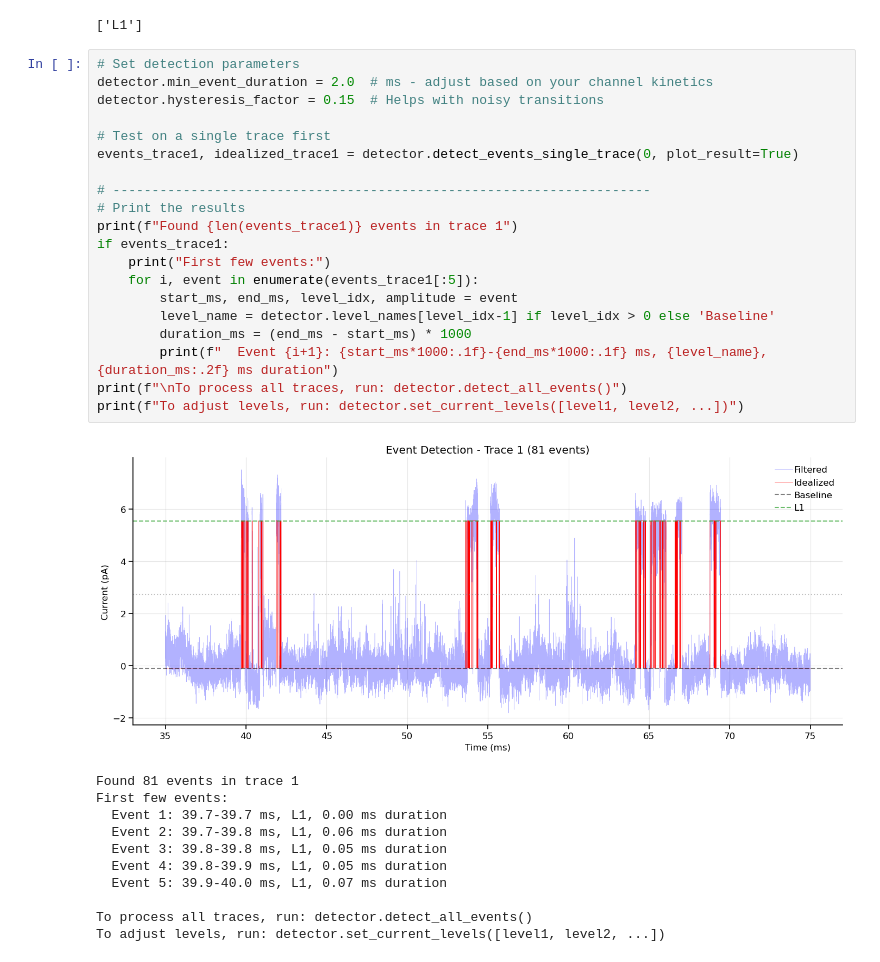
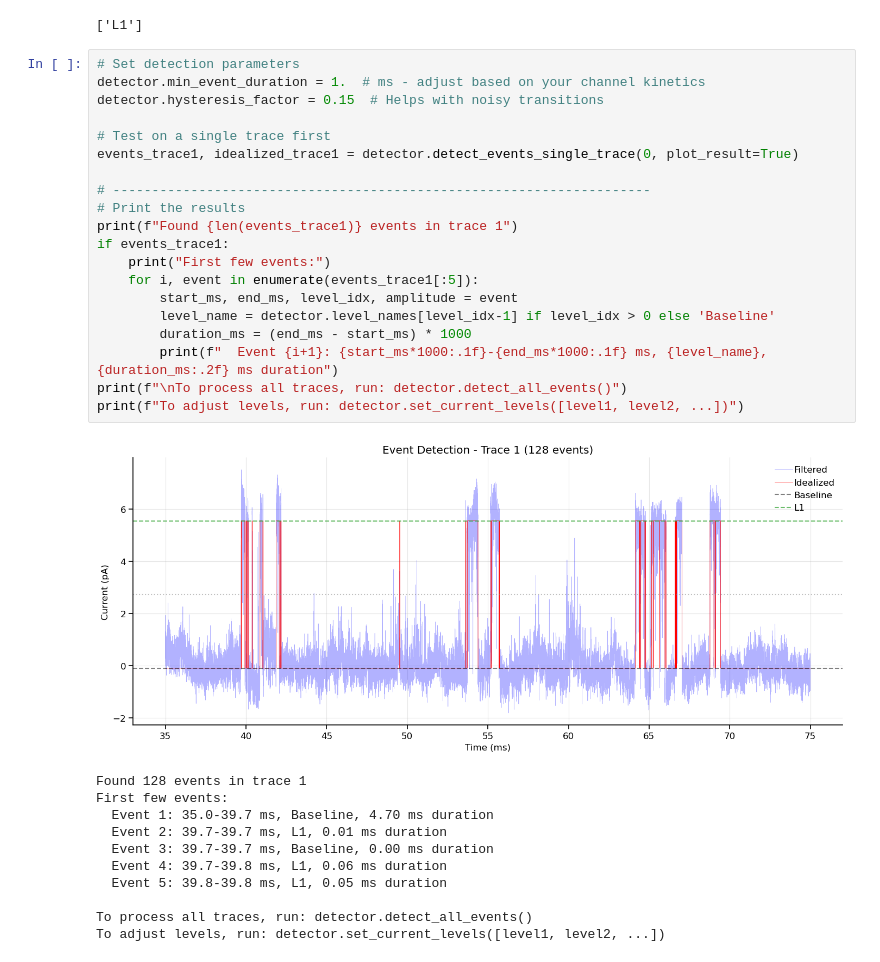
Before and after one commit to argalloni/CSHL_IonChannels2025, a Jupyter notebook: Analysis 9 - Single channels.ipynb, the cells around one changed output. Saved outputs shown, nothing was run; the diff lists cells and outputs as text.

```diff
--- a/Analysis 9 - Single channels.ipynb
+++ b/Analysis 9 - Single channels.ipynb
@@ -181,33 +186,33 @@ Detection thresholds: ['2.73'] pA
 ['L1']
 # %%
 # Set detection parameters
-detector.min_event_duration = 2.0  # ms - adjust based on your channel kinetics
+detector.min_event_duration = 1.  # ms - adjust based on your channel kinetics
 detector.hysteresis_factor = 0.15  # Helps with noisy transitions
 
 # Test on a single trace first
 events_trace1, idealized_trace1 = detector.detect_events_single_trace(0, plot_result=True)
 
 # ---------------------------------------------------------------------
 # Print the results
 print(f"Found {len(events_trace1)} events in trace 1")
 if events_trace1:
     print("First few events:")
     for i, event in enumerate(events_trace1[:5]):
         start_ms, end_ms, level_idx, amplitude = event
         level_name = detector.level_names[level_idx-1] if level_idx > 0 else 'Baseline'
         duration_ms = (end_ms - start_ms) * 1000
         print(f"  Event {i+1}: {start_ms*1000:.1f}-{end_ms*1000:.1f} ms, {level_name}, {duration_ms:.2f} ms duration")
 print(f"\nTo process all traces, run: detector.detect_all_events()")
 print(f"To adjust levels, run: detector.set_current_levels([level1, level2, ...])")
 # %% [output]
-[figure, old version]
+[figure, new version]
-Found 81 events in trace 1
+Found 128 events in trace 1
 First few events:
-  Event 1: 39.7-39.7 ms, L1, 0.00 ms duration
-  Event 2: 39.7-39.8 ms, L1, 0.06 ms duration
-  Event 3: 39.8-39.8 ms, L1, 0.05 ms duration
-  Event 4: 39.8-39.9 ms, L1, 0.05 ms duration
-  Event 5: 39.9-40.0 ms, L1, 0.07 ms duration
+  Event 1: 35.0-39.7 ms, Baseline, 4.70 ms duration
+  Event 2: 39.7-39.7 ms, L1, 0.01 ms duration
+  Event 3: 39.7-39.7 ms, Baseline, 0.00 ms duration
+  Event 4: 39.7-39.8 ms, L1, 0.06 ms duration
+  Event 5: 39.8-39.8 ms, L1, 0.05 ms duration
 
 To process all traces, run: detector.detect_all_events()
 To adjust levels, run: detector.set_current_levels([level1, level2, ...])
```
Also changed, not shown: parts of 14 cells of this notebook.
